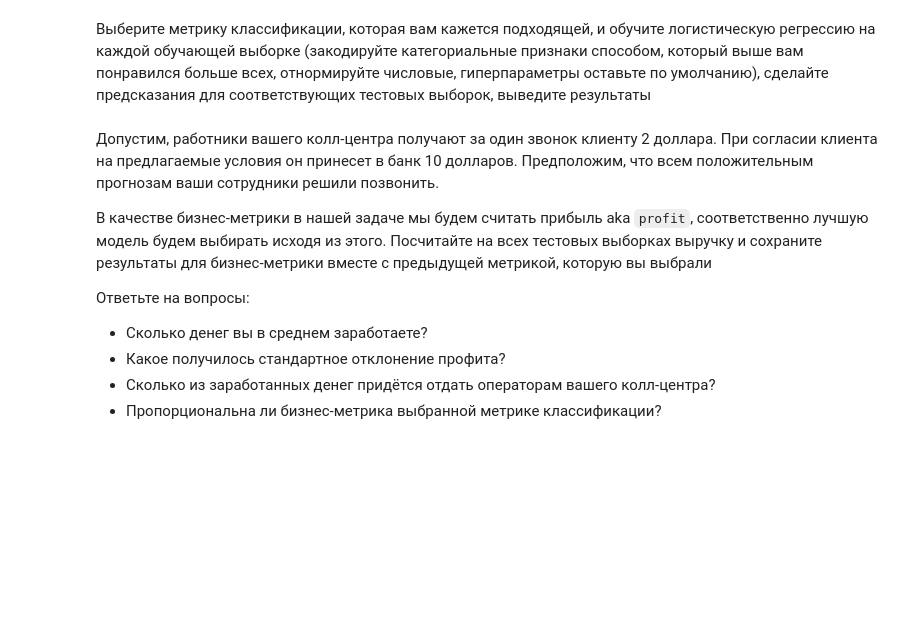
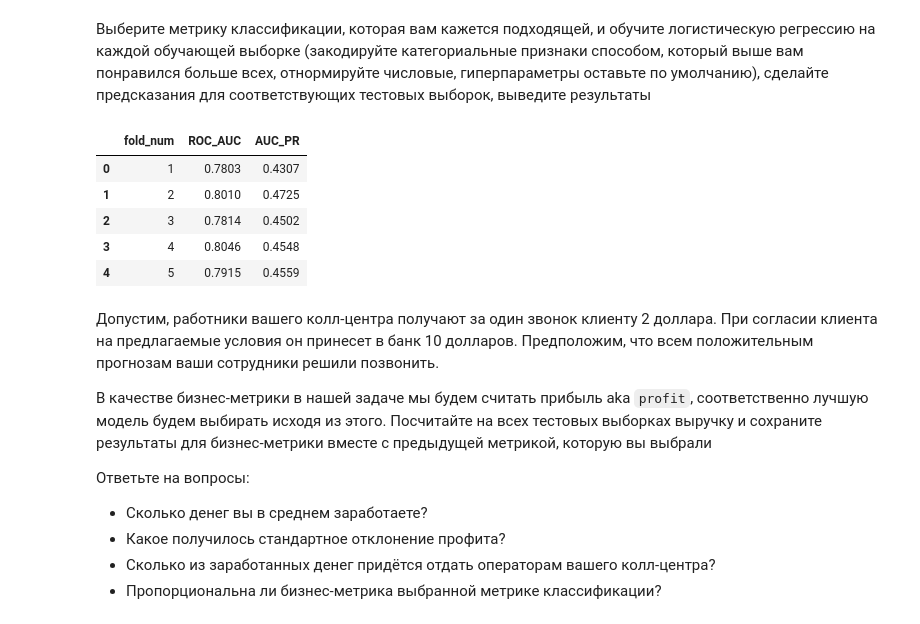
Before and after one commit to Uralbeckins/ML-Sokolov-Course, a Jupyter notebook: homework_practice_04_linclass.ipynb, the cells around one changed output. Cells and saved outputs as stored; diff of their text form; code cells hidden in the pictures; blank space fills up the shorter version.

```diff
--- a/homework_practice_04_linclass.ipynb
+++ b/homework_practice_04_linclass.ipynb
@@ -1393,0 +1415,2 @@ df.head()
+# %%
+df = pd.read_csv('data/bank-additional-full.csv', sep=';')
@@ -1404,8 +1465,8 @@ def cross_validate(
     X,
     y,
     n_splits=5,
-    random_state=None,
-    shuffle=False,
+    random_state=42,
+    shuffle=True,
     # другие аргументы, которые могут вам пригодиться дальше по пунктам
 ):
     metrics = []
@@ -1414,16 +1475,33 @@ def cross_validate(
 
     for train_index, test_index in kf.split(X):
 
-        # возьмите датасет и обучите модель
-        # your code here
+        X_train = X.iloc[train_index]
+        y_train = y.iloc[train_index]
 
-        # посчитайте метрики, которые вам нужны и добавьте результаты с каждого фолда
+        X_test = X.iloc[test_index]
+        y_test = y.iloc[test_index]
+
+        log_reg = LogisticRegression(
+            C=1.0,
+            penalty="l2",
+            tol=0.0001,
+            random_state=42,
+            max_iter=1000
+        )
+
+        log_reg.fit(X_train, y_train)
+        y_pred_proba = log_reg.predict_proba(X_test)[:, 1]
+
+        roc_auc = roc_auc_score(y_test, y_pred_proba).round(4)
+        auc_pr = average_precision_score(y_test, y_pred_proba).round(4)
+
         metric_dict = {
-            # "metric_key": metric_value
+            'fold_num': len(metrics) + 1,
+            'ROC_AUC': roc_auc,
+            'AUC_PR': auc_pr
         }
         metrics.append(metric_dict)
 
-    # осталось только красиво всё обернуть
     return pd.DataFrame(metrics)
 # %% [markdown]
 Выберите метрику классификации, которая вам кажется подходящей, и обучите логистическую регрессию на каждой обучающей выборке (закодируйте категориальные признаки способом, который выше вам понравился больше всех, отнормируйте числовые, гиперпараметры оставьте по умолчанию), сделайте предсказания для соответствующих тестовых выборок, выведите результаты
@@ -1432,3 +1508,14 @@ def cross_validate(
+# %%
+metrics_df = cross_validate(X_final, y)
+# %%
+metrics_df
+# %% [output]
+|  | fold_num | ROC_AUC | AUC_PR |
+| 0 | 1 | 0.7803 | 0.4307 |
+| 1 | 2 | 0.8010 | 0.4725 |
+| 2 | 3 | 0.7814 | 0.4502 |
+| 3 | 4 | 0.8046 | 0.4548 |
+| 4 | 5 | 0.7915 | 0.4559 |
 # %% [markdown]
 Допустим, работники вашего колл-центра получают за один звонок клиенту 2 доллара. При согласии клиента на предлагаемые условия он принесет в банк 10 долларов. Предположим, что всем положительным прогнозам ваши сотрудники решили позвонить.
 
```
Also changed, not shown: parts of 8 cells of this notebook.
